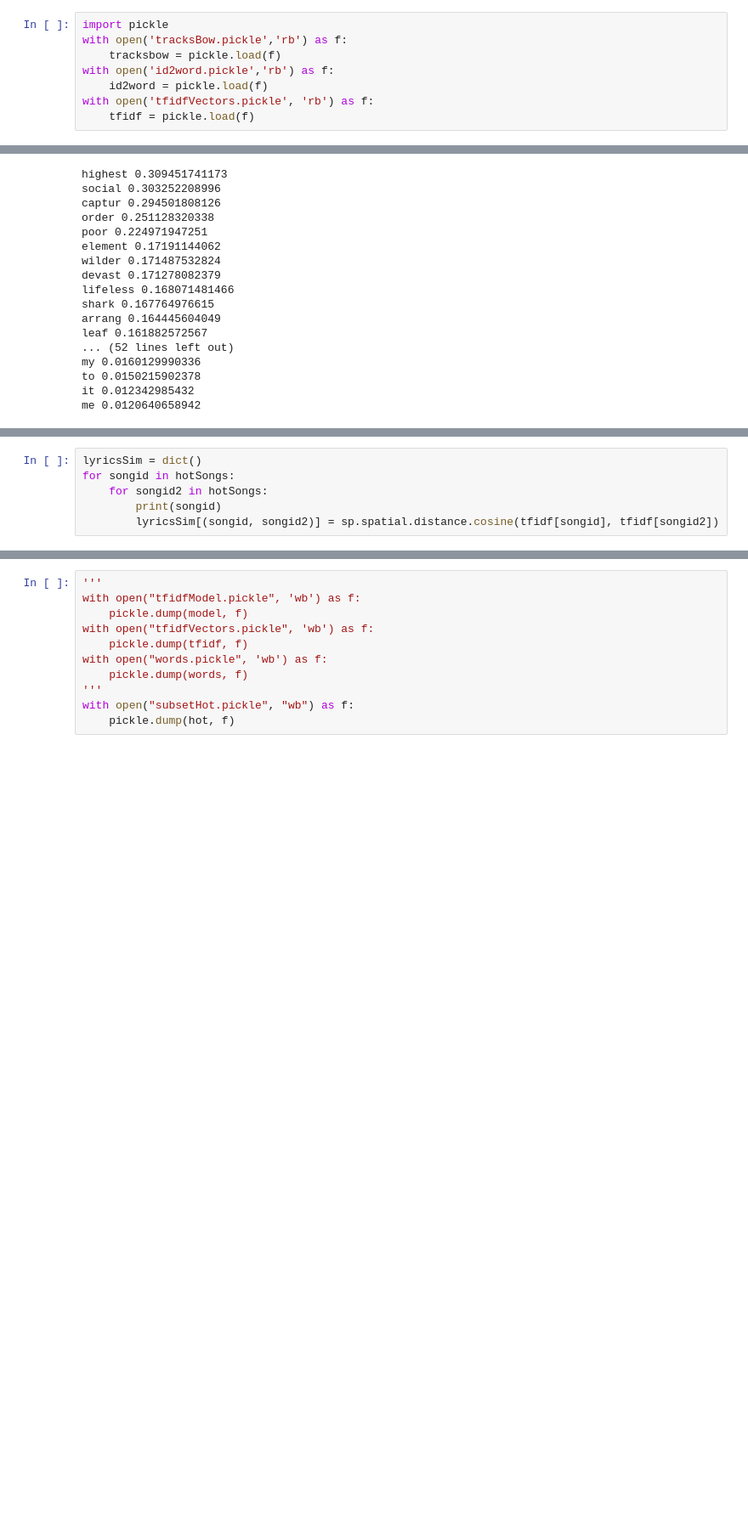
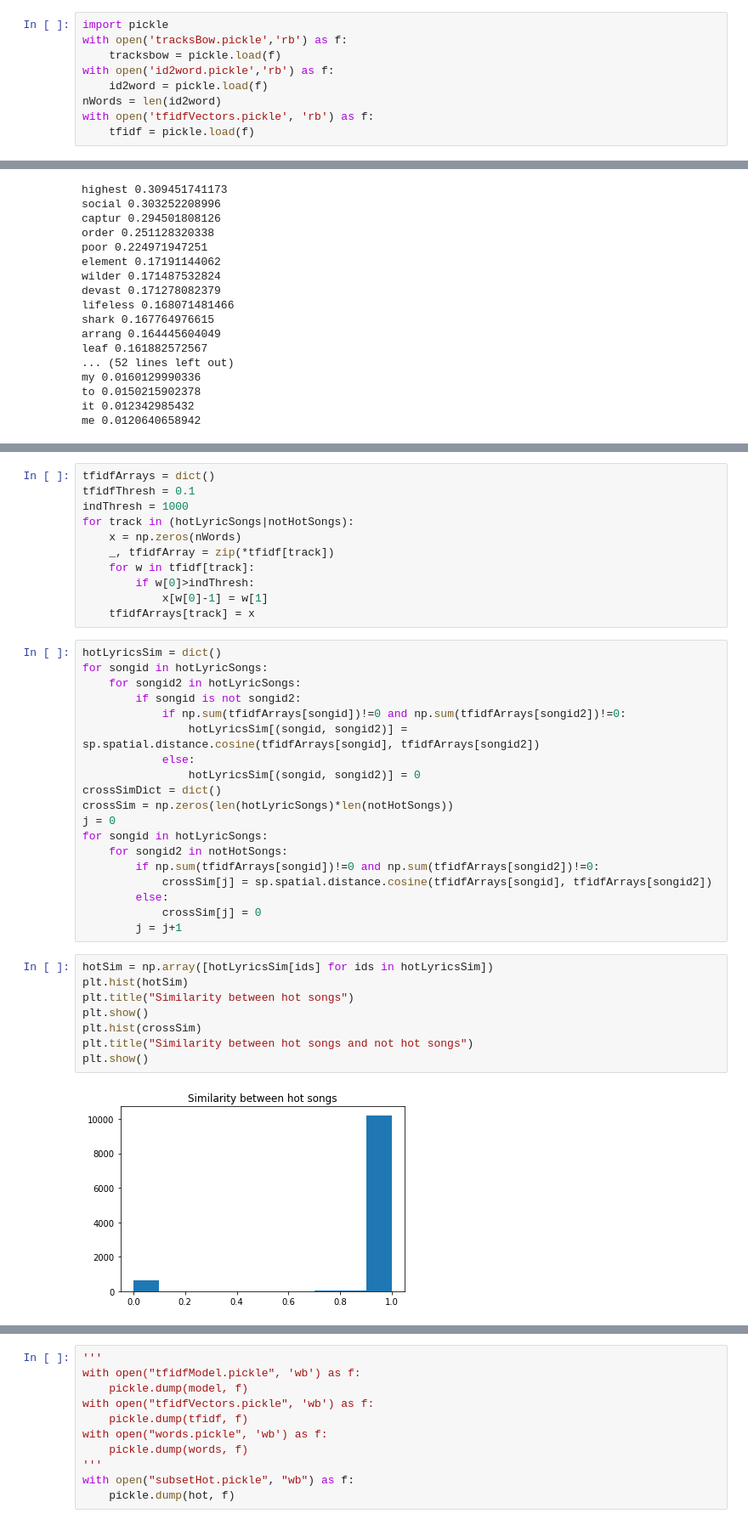
Before and after one commit to chf2117/DataMining, a Jupyter notebook: msd.ipynb, the cells around one changed output, grey strips where cells are left out. Shown at 85% size. Cells and saved outputs as stored; diff of their text form; blank space fills up the shorter version.

Commit message:
Finishing Lyric similarity

```diff
--- a/msd.ipynb
+++ b/msd.ipynb
@@ -27,6 +27,7 @@ with open('tracksBow.pickle','rb') as f:
     tracksbow = pickle.load(f)
 with open('id2word.pickle','rb') as f:
     id2word = pickle.load(f)
+nWords = len(id2word)
 with open('tfidfVectors.pickle', 'rb') as f:
     tfidf = pickle.load(f)
 # %%
@@ -126,6 +141,40 @@ lyricsIds = set(tfidf.keys())
-# %%
-lyricsSim = dict()
-for songid in hotSongs:
-    for songid2 in hotSongs:
-        print(songid)
-        lyricsSim[(songid, songid2)] = sp.spatial.distance.cosine(tfidf[songid], tfidf[songid2])
+# %%
+tfidfArrays = dict()
+tfidfThresh = 0.1
+indThresh = 1000
+for track in (hotLyricSongs|notHotSongs):
+    x = np.zeros(nWords)
+    _, tfidfArray = zip(*tfidf[track])
+    for w in tfidf[track]:
+        if w[0]>indThresh:
+            x[w[0]-1] = w[1]
+    tfidfArrays[track] = x
+# %%
+hotLyricsSim = dict()
+for songid in hotLyricSongs:
+    for songid2 in hotLyricSongs:
+        if songid is not songid2:
+            if np.sum(tfidfArrays[songid])!=0 and np.sum(tfidfArrays[songid2])!=0:
+                hotLyricsSim[(songid, songid2)] = sp.spatial.distance.cosine(tfidfArrays[songid], tfidfArrays[songid2])
+            else:
+                hotLyricsSim[(songid, songid2)] = 0
+crossSimDict = dict()
+crossSim = np.zeros(len(hotLyricSongs)*len(notHotSongs))
+j = 0
+for songid in hotLyricSongs:
+    for songid2 in notHotSongs:
+        if np.sum(tfidfArrays[songid])!=0 and np.sum(tfidfArrays[songid2])!=0:
+            crossSim[j] = sp.spatial.distance.cosine(tfidfArrays[songid], tfidfArrays[songid2])
+        else:
+            crossSim[j] = 0
+        j = j+1
+# %%
+hotSim = np.array([hotLyricsSim[ids] for ids in hotLyricsSim])
+plt.hist(hotSim)
+plt.title("Similarity between hot songs")
+plt.show()
+plt.hist(crossSim)
+plt.title("Similarity between hot songs and not hot songs")
+plt.show()
+# %% [output]
+[figure, added]
```
Also changed, not shown: parts of 8 cells of this notebook.
